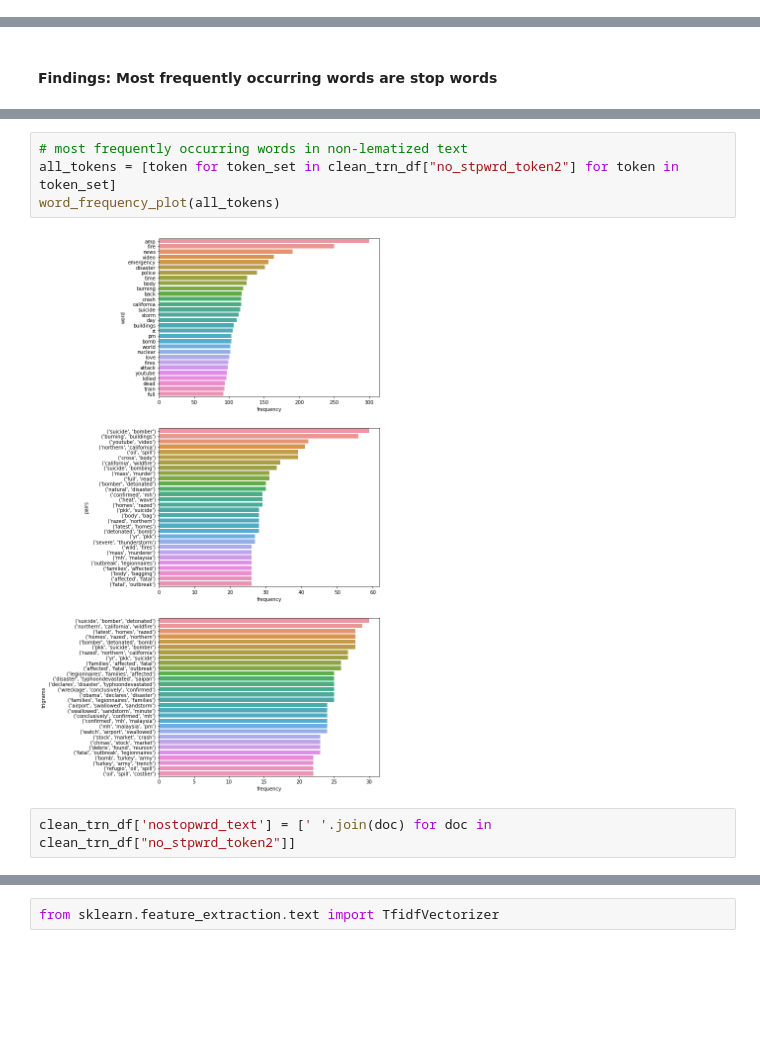
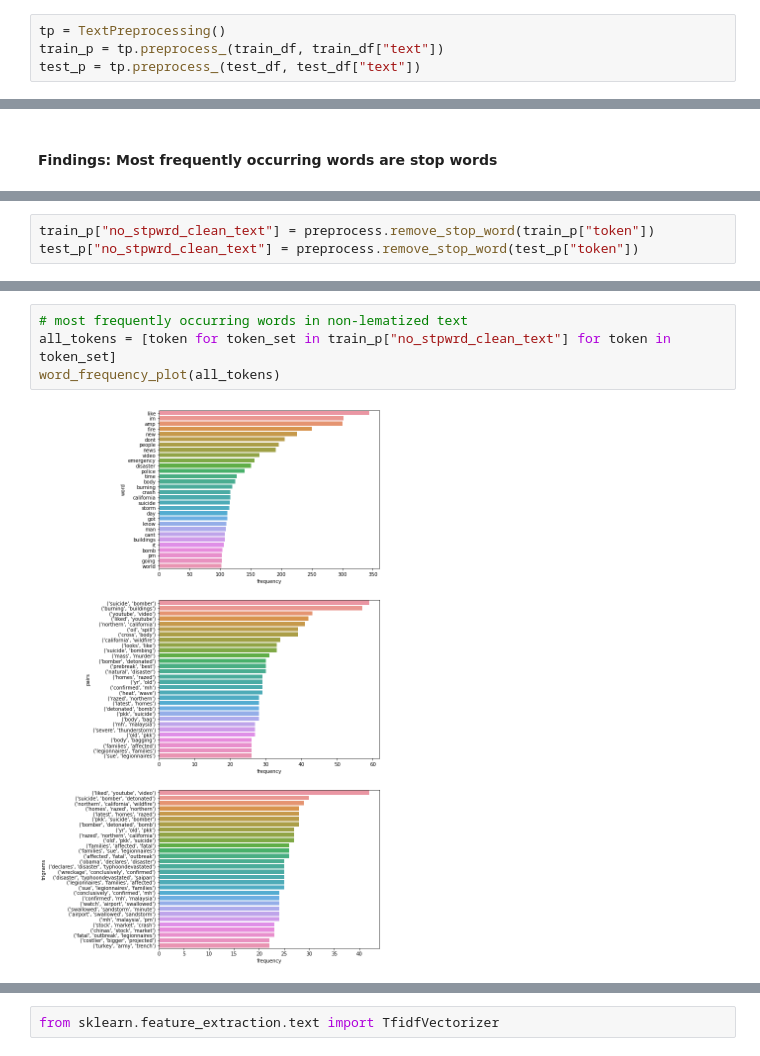
Before and after one commit to suvkp/Disaster-Tweets-Prediction, a Jupyter notebook: Exploratory-Data-Analysis.ipynb, the cells around one changed output, grey strips where cells are left out. Saved outputs shown, nothing was run; the diff lists cells and outputs as text; blank space fills up the shorter version.

```diff
--- a/Exploratory-Data-Analysis.ipynb
+++ b/Exploratory-Data-Analysis.ipynb
@@ -114,0 +103,4 @@ clean_trn_df.head()
+# %%
+tp = TextPreprocessing()
+train_p = tp.preprocess_(train_df, train_df["text"])
+test_p = tp.preprocess_(test_df, test_df["text"])
@@ -140 +151,4 @@ clean_trn_df["no_stpwrd_clean_text"] = preprocess.remove_stop_word(clean_trn_df[
+# %%
+train_p["no_stpwrd_clean_text"] = preprocess.remove_stop_word(train_p["token"])
+test_p["no_stpwrd_clean_text"] = preprocess.remove_stop_word(test_p["token"])
 # %%
@@ -178,8 +163,6 @@ clean_trn_df.head()
 # %%
 # most frequently occurring words in non-lematized text
-all_tokens = [token for token_set in clean_trn_df["no_stpwrd_token2"] for token in token_set]
+all_tokens = [token for token_set in train_p["no_stpwrd_clean_text"] for token in token_set]
 word_frequency_plot(all_tokens)
 # %% [output]
-[figure, old version]
+[figure, new version]
-# %%
-clean_trn_df['nostopwrd_text'] = [' '.join(doc) for doc in clean_trn_df["no_stpwrd_token2"]]
```
Also changed, not shown: parts of 36 cells of this notebook, 2 other files.
